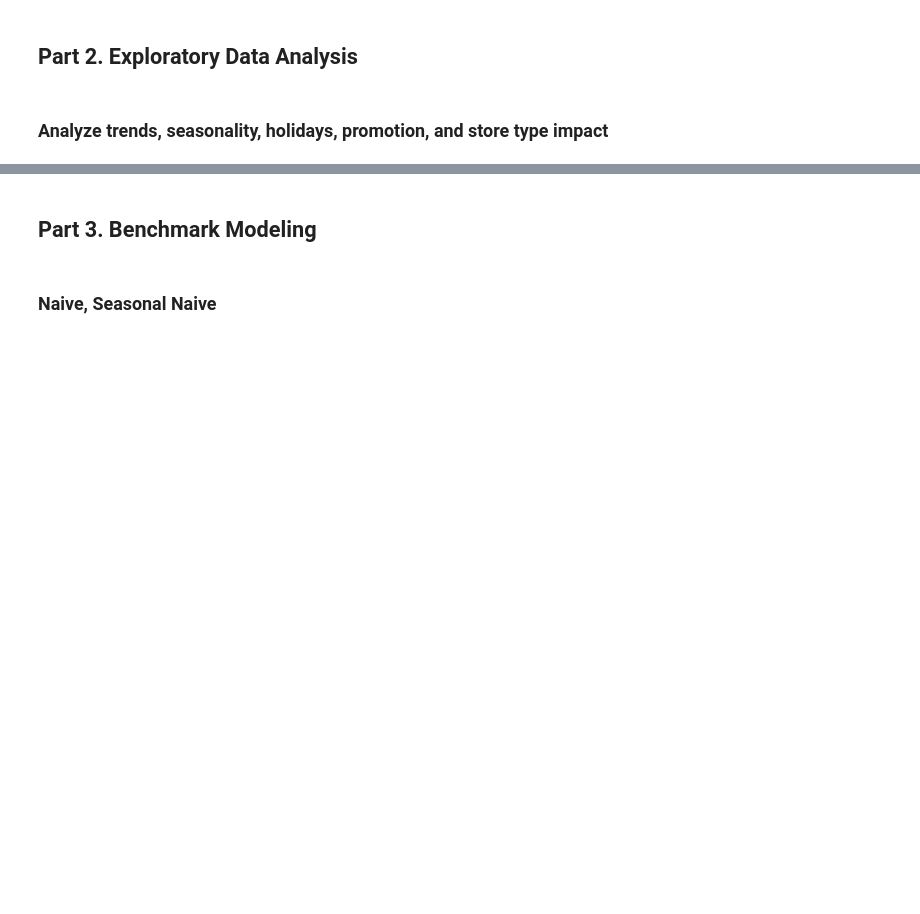
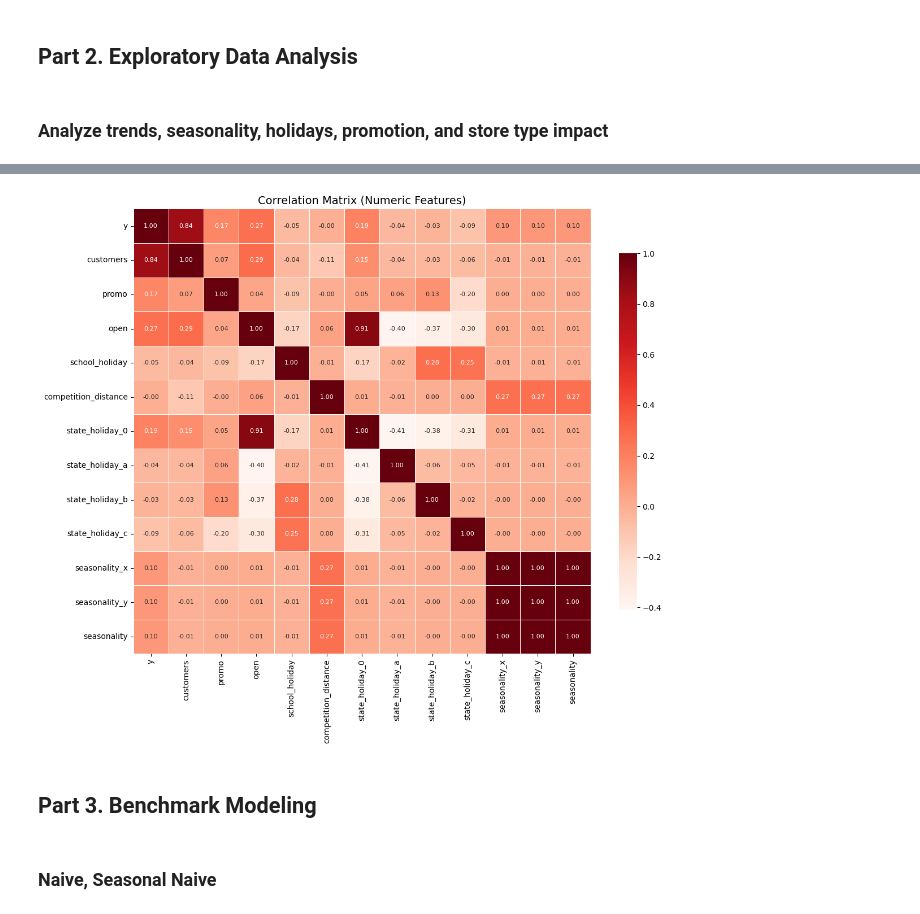
Before and after one commit to YL-6/BF-final, a Jupyter notebook: Final Project.ipynb, the cells around one changed output, grey strips where cells are left out. Cells and saved outputs as stored; diff of their text form; code cells hidden in the pictures; blank space fills up the shorter version.

```diff
--- a/Final Project.ipynb
+++ b/Final Project.ipynb
@@ -190,3 +246,34 @@ weekly_data
+# %%
+#correlation plot
+
+# 计算相关矩阵
+co_mtx = weekly_data.corr(numeric_only=True)
+
+# 设置图像大小
+plt.figure(figsize=(12, 10))
+
+# 绘制热力图，使用红色系（"Reds"），注释字体更小，线更细
+sns.heatmap(
+    co_mtx,
+    cmap="Reds",
+    annot=True,
+    fmt=".2f",
+    annot_kws={"size": 8},
+    linewidths=0.5,
+    linecolor='white',
+    cbar_kws={'shrink': 0.8}
+)
+
+# 设置标题（可选）
+plt.title("Correlation Matrix (Numeric Features)", fontsize=14)
+
+# 防止标签重叠
+plt.tight_layout()
+
+# 显示图像
+plt.show()
+# %% [output]
+[figure, added]
 # %% [markdown]
 ## Part 3. Benchmark Modeling
 # %% [markdown]
```
Also changed, not shown: parts of 2 cells of this notebook.
